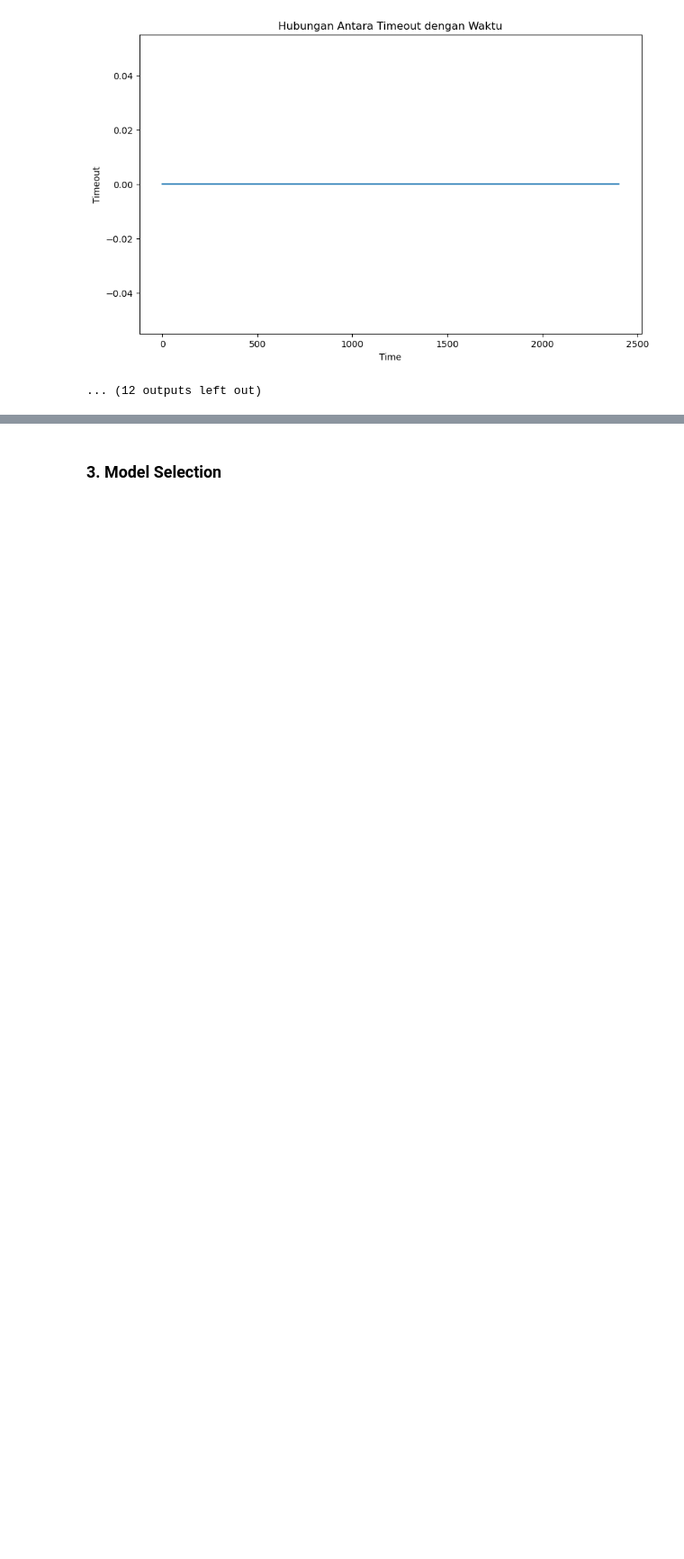
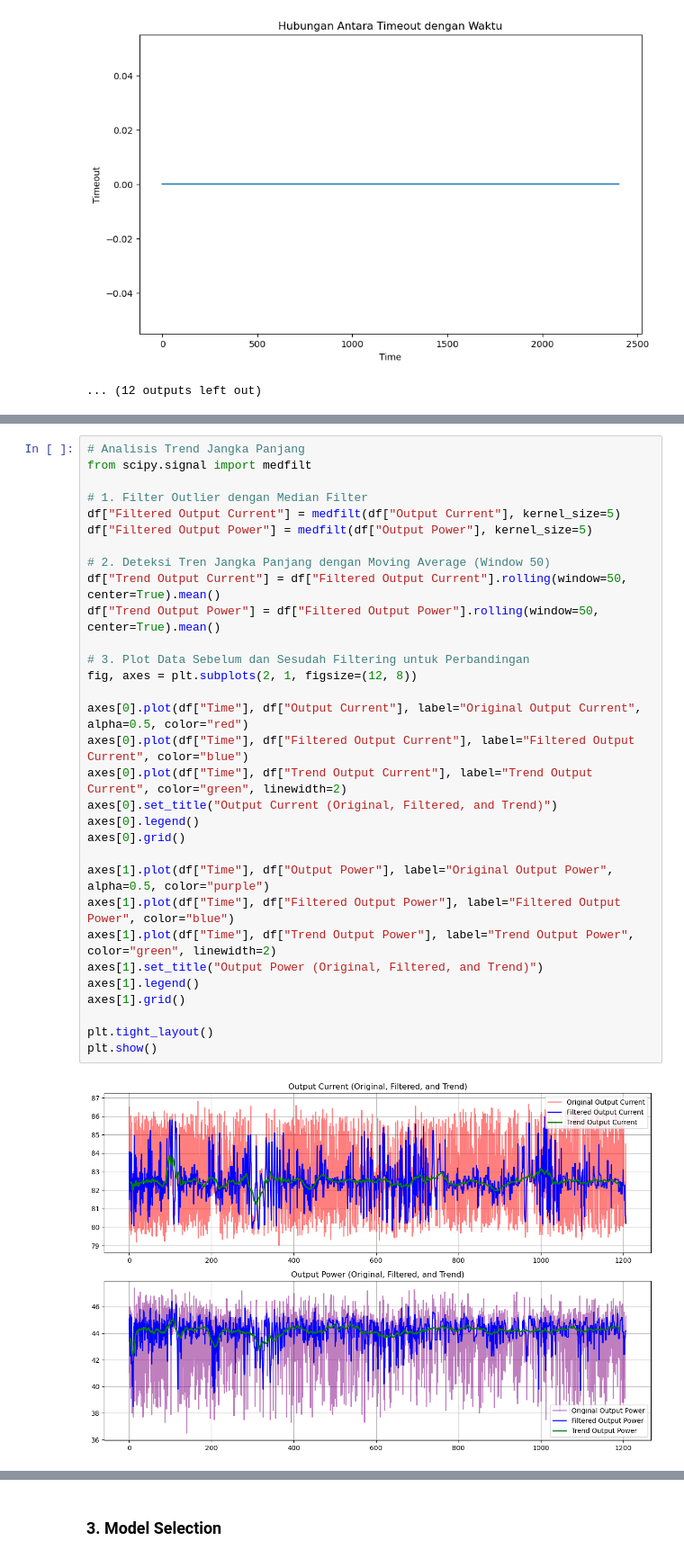
Before and after one commit to zen87-byte/3-phase-motor-analysis-using-artificial-intelligence, a Jupyter notebook: main.ipynb, the cells around one changed output, grey strips where cells are left out. Shown at 90% size. Drawn from its saved outputs; the diff is of its cells as text; blank space fills up the shorter version.

```diff
--- a/main.ipynb
+++ b/main.ipynb
@@ -204,0 +326,33 @@ plt.show()
+# %%
+# Analisis Trend Jangka Panjang
+from scipy.signal import medfilt
+
+# 1. Filter Outlier dengan Median Filter
+df["Filtered Output Current"] = medfilt(df["Output Current"], kernel_size=5)
+df["Filtered Output Power"] = medfilt(df["Output Power"], kernel_size=5)
+
+# 2. Deteksi Tren Jangka Panjang dengan Moving Average (Window 50)
+df["Trend Output Current"] = df["Filtered Output Current"].rolling(window=50, center=True).mean()
+df["Trend Output Power"] = df["Filtered Output Power"].rolling(window=50, center=True).mean()
+
+# 3. Plot Data Sebelum dan Sesudah Filtering untuk Perbandingan
+fig, axes = plt.subplots(2, 1, figsize=(12, 8))
+
+axes[0].plot(df["Time"], df["Output Current"], label="Original Output Current", alpha=0.5, color="red")
+axes[0].plot(df["Time"], df["Filtered Output Current"], label="Filtered Output Current", color="blue")
+axes[0].plot(df["Time"], df["Trend Output Current"], label="Trend Output Current", color="green", linewidth=2)
+axes[0].set_title("Output Current (Original, Filtered, and Trend)")
+axes[0].legend()
+axes[0].grid()
+
+axes[1].plot(df["Time"], df["Output Power"], label="Original Output Power", alpha=0.5, color="purple")
+axes[1].plot(df["Time"], df["Filtered Output Power"], label="Filtered Output Power", color="blue")
+axes[1].plot(df["Time"], df["Trend Output Power"], label="Trend Output Power", color="green", linewidth=2)
+axes[1].set_title("Output Power (Original, Filtered, and Trend)")
+axes[1].legend()
+axes[1].grid()
+
+plt.tight_layout()
+plt.show()
+# %% [output]
+[figure, added]
```
Also changed, not shown: parts of 23 cells of this notebook.
